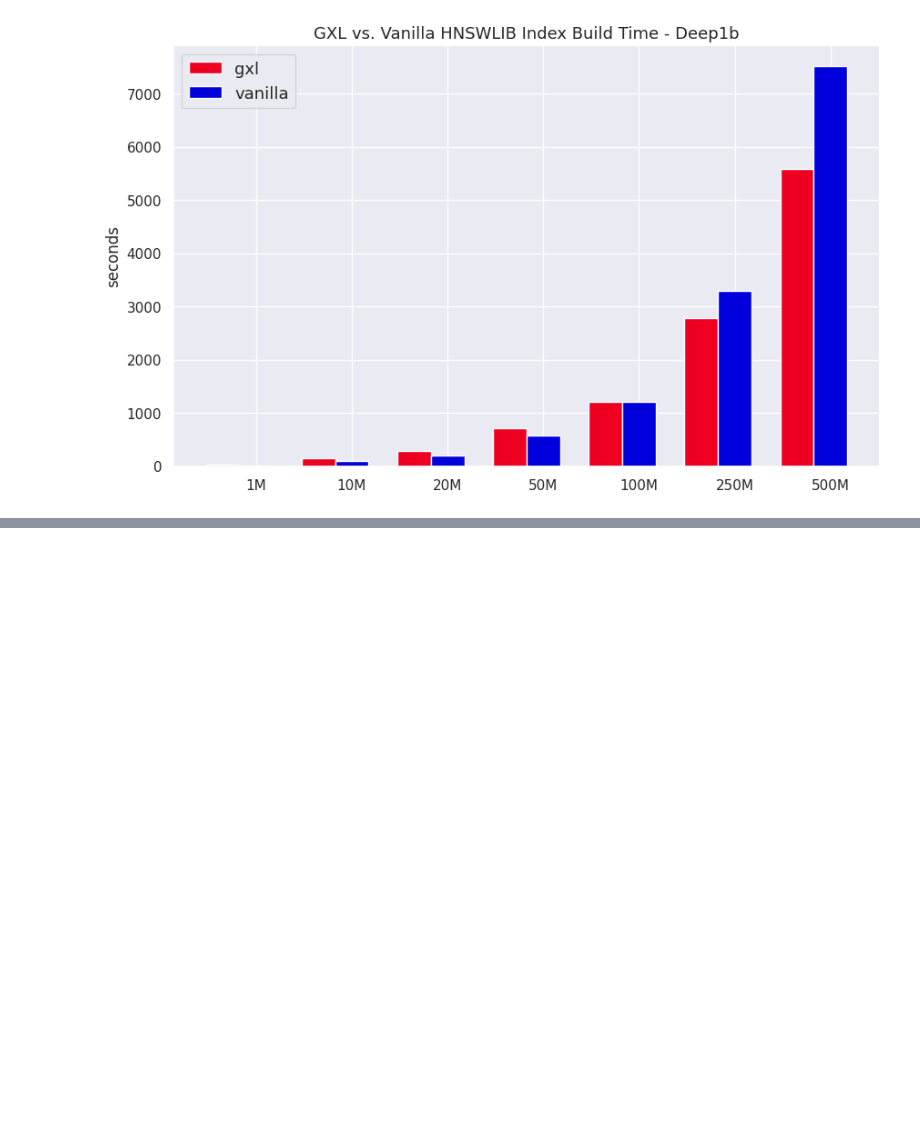
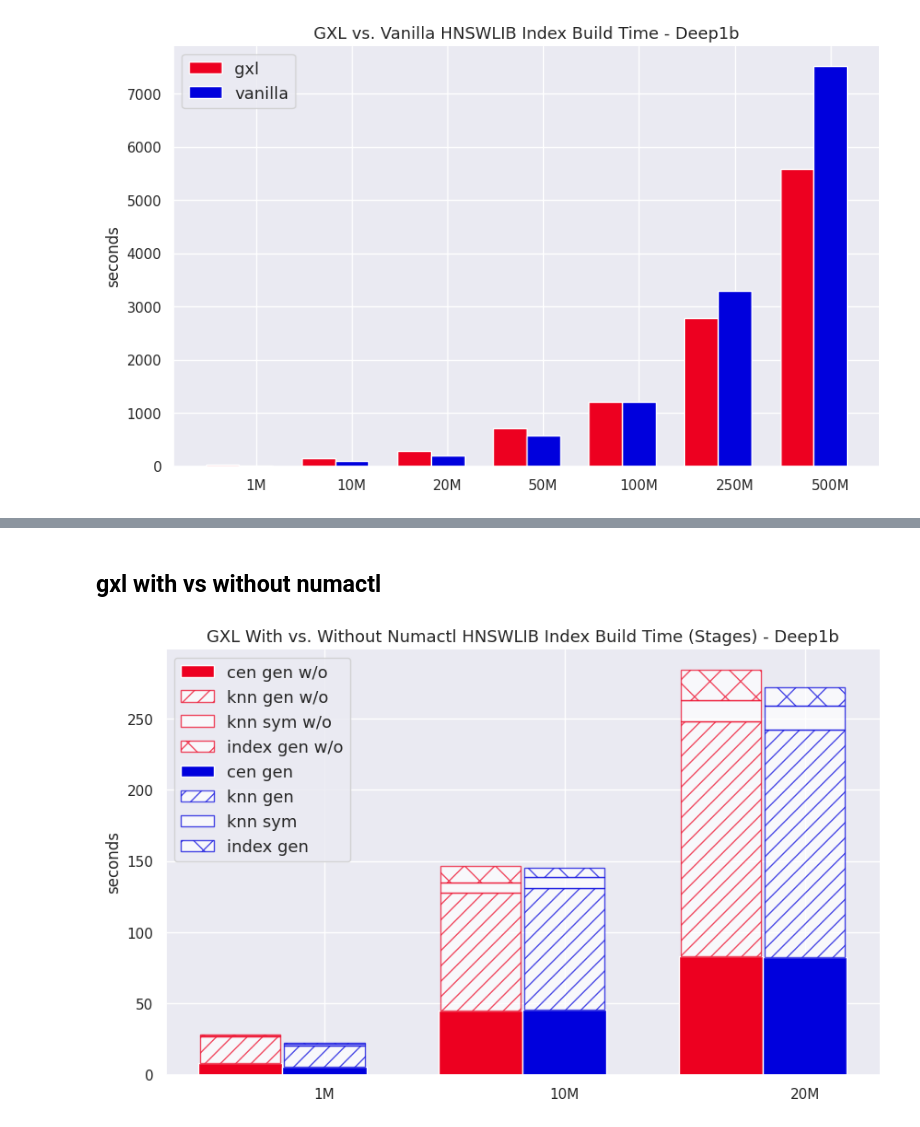
Before and after one commit to iamsabhoho/hnswlib, a Jupyter notebook: gsi/hnswlib_test/analyze.ipynb, the cells around one changed output, grey strips where cells are left out. Drawn from its saved outputs; the diff is of its cells as text; code cells hidden in the pictures; blank space fills up the shorter version.

```diff
--- a/gsi/hnswlib_test/analyze.ipynb
+++ b/gsi/hnswlib_test/analyze.ipynb
@@ -794,0 +1046,75 @@ with sns.axes_style("white"):
+# %% [markdown]
+## gxl with vs without numactl
+# %%
+import seaborn as sns
+
+# data
+# gxl
+gxl_cen_gen = np.array(g_pivot.cen_gen.tolist())[:3]
+gxl_index_gen = np.array(g_pivot.index_gen.tolist())[:3]
+gxl_knn_gen = np.array(g_pivot.knn_gen.tolist())[:3]
+gxl_knn_sym = np.array(g_pivot.knn_symmetric.tolist())[:3]
+
+# gxl numactl
+gxl_numactl_cen_gen = np.array(g_numactl_pivot.cen_gen.tolist())
+gxl_numactl_index_gen = np.array(g_numactl_pivot.index_gen.tolist())
+gxl_numactl_knn_gen = np.array(g_numactl_pivot.knn_gen.tolist())
+gxl_numactl_knn_sym = np.array(g_numactl_pivot.knn_symmetric.tolist())
+
+# data sizes
+sizes = ['1M', '10M', '20M']
+
+with sns.axes_style("white"):
+    sns.set_style("ticks")
+    sns.set_context("talk")
+    sns.set(rc={'figure.figsize':(10, 6)})
+
+    # plot details
+    bar_width = 0.35
+    epsilon = 0.015
+    line_width = 1
+    opacity = 0.7
+    gxl_pos = np.arange(len(gxl_cen_gen))
+    v_pos = gxl_pos + bar_width
+
+    # gxl stacked bar
+    stacked_gxl_cen_gen = plt.bar(gxl_pos, gxl_cen_gen, bar_width, color='#ED0020', label='cen gen w/o')
+
+    stacked_gxl_knn_gen = plt.bar(gxl_pos, gxl_knn_gen, bar_width-epsilon,
+                            bottom=gxl_cen_gen, alpha=opacity, color='white', edgecolor='#ED0020',
+                            linewidth=line_width, hatch='//', label='knn gen w/o')
+
+    stacked_gxl_knn_sym = plt.bar(gxl_pos, gxl_knn_sym, bar_width-epsilon,
+                            bottom=gxl_knn_gen+gxl_cen_gen, alpha=opacity, color='white', edgecolor='#ED0020',
+                            linewidth=line_width, hatch='0', label='knn sym w/o')
+
+    stacked_gxl_idx_gen = plt.bar(gxl_pos, gxl_index_gen, bar_width-epsilon,
+                            bottom=gxl_knn_sym+gxl_knn_gen+gxl_cen_gen, alpha=opacity, color='white', edgecolor='#ED0020',
+                            linewidth=line_width, hatch='x', label='index gen w/o')
+
+    # numactl
+    stacked_gxl_numactl_cen_gen = plt.bar(v_pos, gxl_numactl_cen_gen, bar_width, color='#0000DD', label='cen gen')
+
+    stacked_gxl_numactl_knn_gen = plt.bar(v_pos, gxl_numactl_knn_gen, bar_width-epsilon,
+                            bottom=gxl_numactl_cen_gen, alpha=opacity, color='white', edgecolor='#0000DD',
+                            linewidth=line_width, hatch='//', label='knn gen')
+
+    stacked_gxl_numactl_knn_sym = plt.bar(v_pos, gxl_numactl_knn_sym, bar_width-epsilon,
+                            bottom=gxl_numactl_knn_gen+gxl_numactl_cen_gen, alpha=opacity, color='white', edgecolor='#0000DD',
+                            linewidth=line_width, hatch='0', label='knn sym')
+
+    stacked_gxl_numactl_idx_gen = plt.bar(v_pos, gxl_numactl_index_gen, bar_width-epsilon,
+                            bottom=gxl_numactl_knn_sym+gxl_numactl_knn_gen+gxl_numactl_cen_gen, alpha=opacity, color='white', edgecolor='#0000DD',
+                            linewidth=line_width, hatch='x', label='index gen')
+
+    plt.xticks(v_pos, sizes)
+    plt.ylabel('seconds')
+    plt.legend(loc='best', fontsize=13)
+    sns.despine()
+
+    plt.title('GXL With vs. Without Numactl HNSWLIB Index Build Time (Stages) - Deep1b', fontsize=13)
+
+    plt.savefig('results/vis/gxl_numactl_with_without_index_build_time_stages.png', bbox_inches="tight")
+    plt.show()
+# %% [output]
+[figure, added]
```
Also changed, not shown: parts of 15 cells of this notebook, 1 other file.
